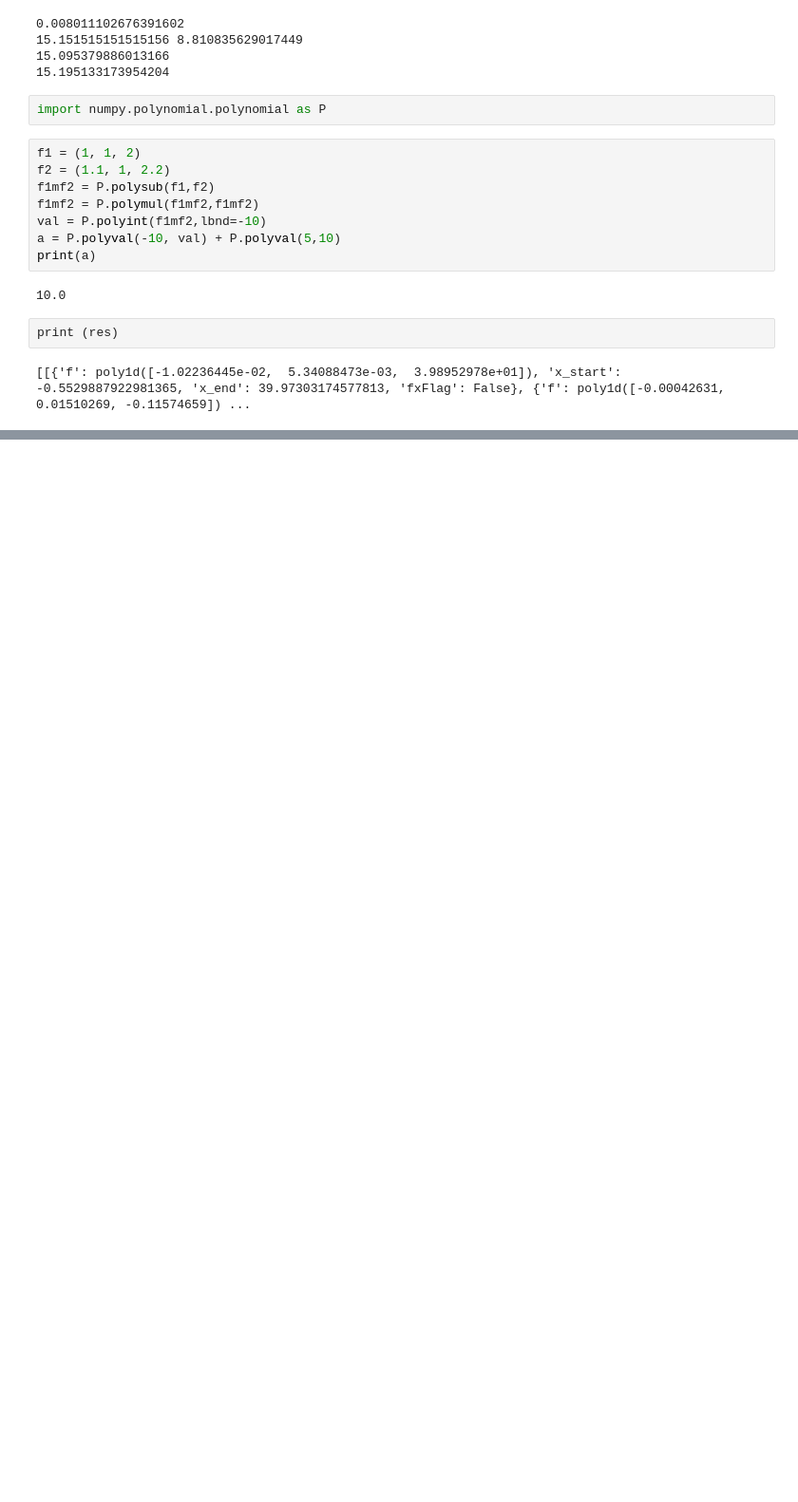
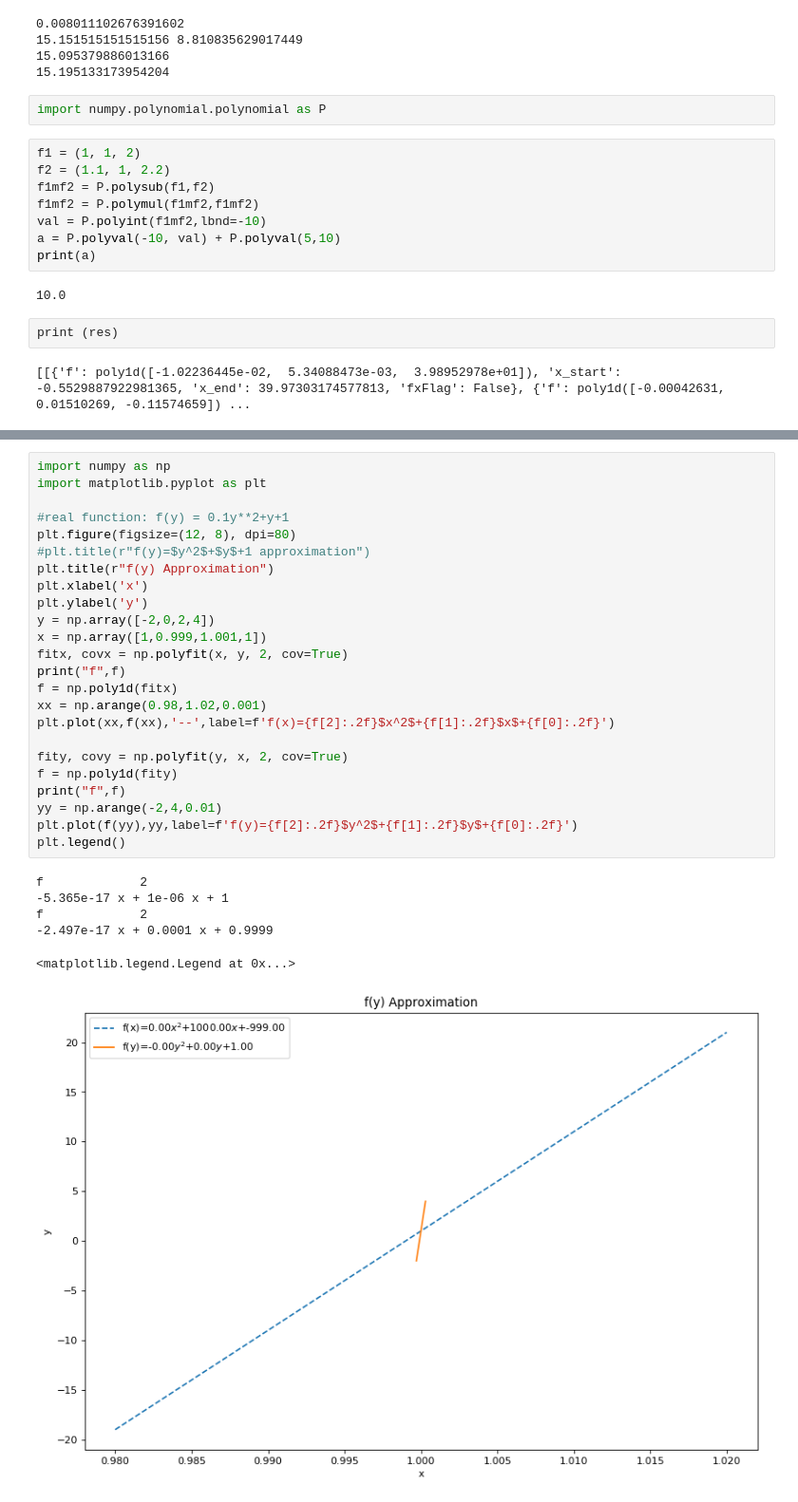
Before and after one commit to kfir1989/RadarLocalization, a Jupyter notebook: Paper.ipynb, the cells around one changed output, grey strips where cells are left out. Shown: that part at 95% size. Cells and saved outputs as stored; diff of their text form; blank space fills up the shorter version.

```diff
--- a/Paper.ipynb
+++ b/Paper.ipynb
@@ -330,0 +463,31 @@ res[1][0]["f"].c[0]
+# %%
+import numpy as np
+import matplotlib.pyplot as plt
+
+#real function: f(y) = 0.1y**2+y+1
+plt.figure(figsize=(12, 8), dpi=80)
+#plt.title(r"f(y)=$y^2$+$y$+1 approximation")
+plt.title(r"f(y) Approximation")
+plt.xlabel('x')
+plt.ylabel('y')
+y = np.array([-2,0,2,4])
+x = np.array([1,0.999,1.001,1])
+fitx, covx = np.polyfit(x, y, 2, cov=True)
+print("f",f)
+f = np.poly1d(fitx)
+xx = np.arange(0.98,1.02,0.001)
+plt.plot(xx,f(xx),'--',label=f'f(x)={f[2]:.2f}$x^2$+{f[1]:.2f}$x$+{f[0]:.2f}')
+
+fity, covy = np.polyfit(y, x, 2, cov=True)
+f = np.poly1d(fity)
+print("f",f)
+yy = np.arange(-2,4,0.01)
+plt.plot(f(yy),yy,label=f'f(y)={f[2]:.2f}$y^2$+{f[1]:.2f}$y$+{f[0]:.2f}')
+plt.legend()
+# %% [output]
+f             2
+-5.365e-17 x + 1e-06 x + 1
+f             2
+-2.497e-17 x + 0.0001 x + 0.9999
+<matplotlib.legend.Legend at 0x...>
+[figure, added]
```
Also changed, not shown: parts of 10 cells of this notebook, 6 other files.
